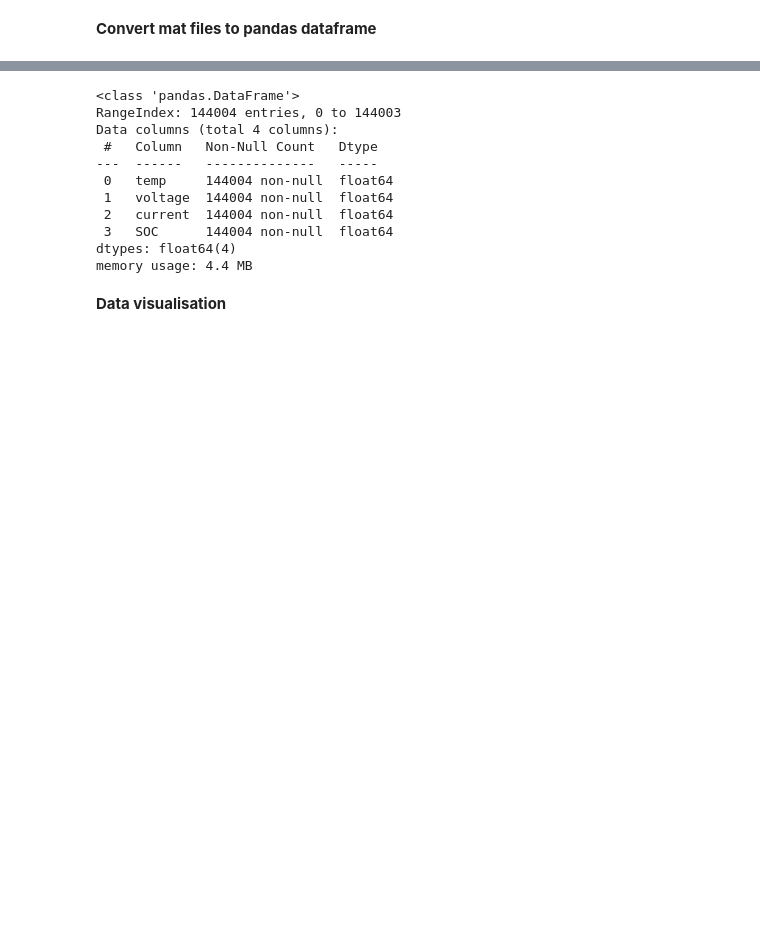
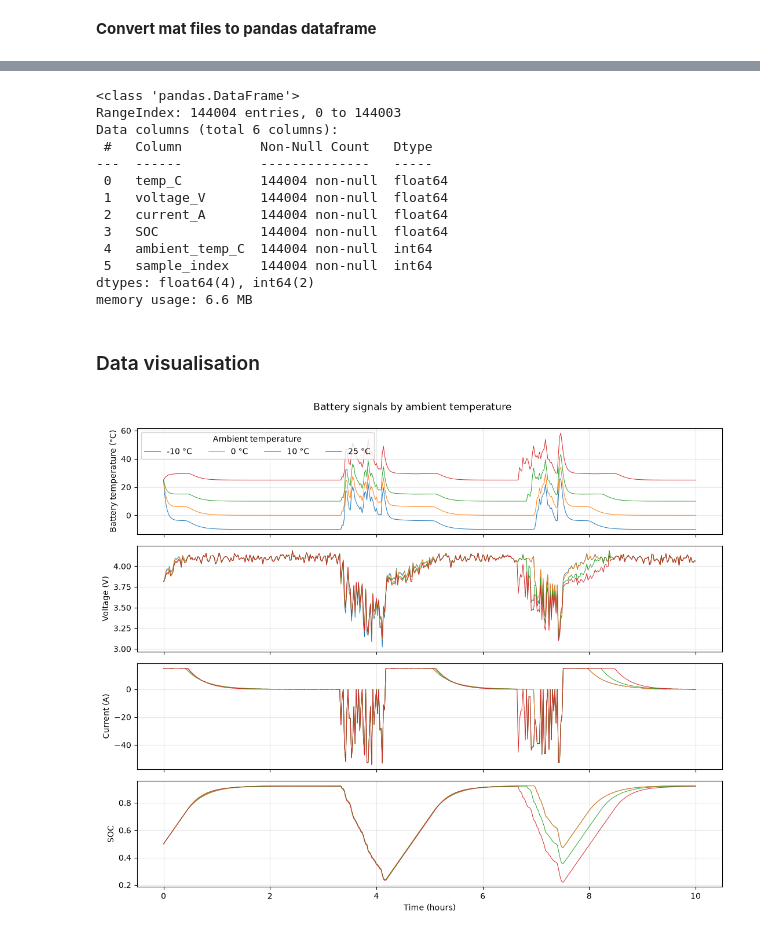
Before and after one commit to KWycliff/machine_learning, a Jupyter notebook: final_project/battery_state_of_charge_estimation.ipynb, the cells around one changed output, grey strips where cells are left out. Saved outputs shown, nothing was run; the diff lists cells and outputs as text; code cells hidden in the pictures; blank space fills up the shorter version.

```diff
--- a/final_project/battery_state_of_charge_estimation.ipynb
+++ b/final_project/battery_state_of_charge_estimation.ipynb
@@ -42,11 +80,14 @@ features = ['temp', 'voltage', 'current']
 # %% [markdown]
 **Convert mat files to pandas dataframe**
 # %%
+features = ['temp_C', 'voltage_V', 'current_A']
 # a function to convert the .mat data to a pandas DataFrame
-def matdata_to_pd(file_name):
+def matdata_to_pd(file_name, ambient_temperature):
     data = loadmat(data_dir / file_name)
     X = data['X']
     Y = data['Y'].reshape(-1)              # reshape the target to be a 1D array
     df = pd.DataFrame(X.astype(float), columns=features) # create a DataFrame
     df['SOC'] = Y.astype(float)            # add state of charge
+    df['ambient_temp_C'] = ambient_temperature  #ambient temperature
+    df['sample_index'] = np.arange(len(df)) # sample index
     return df
@@ -68,0 +94,17 @@ battery_df.head()
+# %%
+# load the data from the .mat files
+file_names = ['BSOC_n10_degrees.mat', 'BSOC_0_degrees.mat',
+              'BSOC_10_degrees.mat', 'BSOC_25_degrees.mat']
+
+ambient_temperatures = [-10, 0, 10, 25] # ambient temperatures corresponding to the .mat files
+
+frames = []
+for name, ambient_temperature in zip(file_names, ambient_temperatures):
+    df = matdata_to_pd(name, ambient_temperature)
+    frames.append(df)
+
+battery_df = pd.concat(frames, ignore_index=True) # concatenate the DataFrames
+
+print(battery_df.shape)
+print(battery_df.groupby('ambient_temp_C').size())
+battery_df.tail()
@@ -71,14 +127,39 @@ battery_df.info()
 # %% [output]
 <class 'pandas.DataFrame'>
 RangeIndex: 144004 entries, 0 to 144003
-Data columns (total 4 columns):
- #   Column   Non-Null Count   Dtype
----  ------   --------------   -----
- 0   temp     144004 non-null  float64
- 1   voltage  144004 non-null  float64
- 2   current  144004 non-null  float64
- 3   SOC      144004 non-null  float64
-dtypes: float64(4)
-memory usage: 4.4 MB
+Data columns (total 6 columns):
+ #   Column          Non-Null Count   Dtype
+---  ------          --------------   -----
+ 0   temp_C          144004 non-null  float64
+ 1   voltage_V       144004 non-null  float64
+ 2   current_A       144004 non-null  float64
+ 3   SOC             144004 non-null  float64
+ 4   ambient_temp_C  144004 non-null  int64
+ 5   sample_index    144004 non-null  int64
+dtypes: float64(4), int64(2)
+memory usage: 6.6 MB
 # %% [markdown]
-**Data visualisation**
+### Data visualisation
+# %%
+signals = ['temp_C', 'voltage_V', 'current_A', 'SOC']
+y_labels = ['Battery temperature (°C)', 'Voltage (V)', 'Current (A)', 'SOC']
+
+fig, axes = plt.subplots(len(signals), 1, figsize=(11, 9), sharex=True)
+
+for ambient, run in battery_df.groupby('ambient_temp_C'):
+    preview = run.iloc[::80]                  # every 80th sample (80 s)
+    hours = preview['sample_index'] / 3600
+    for ax, column in zip(axes, signals):
+        ax.plot(hours, preview[column], label=f'{ambient} °C', linewidth=0.7)
+
+for ax, label in zip(axes, y_labels):
+    ax.set_ylabel(label)
+    ax.grid(alpha=0.3)
+
+axes[0].legend(title='Ambient temperature', ncol=4)
+axes[-1].set_xlabel('Time (hours)')
+fig.suptitle('Battery signals by ambient temperature', y=0.995)
+plt.tight_layout()
+plt.show()
+# %% [output]
+[figure, added]
```
Also changed, not shown: parts of 18 cells of this notebook, 2 other files.
